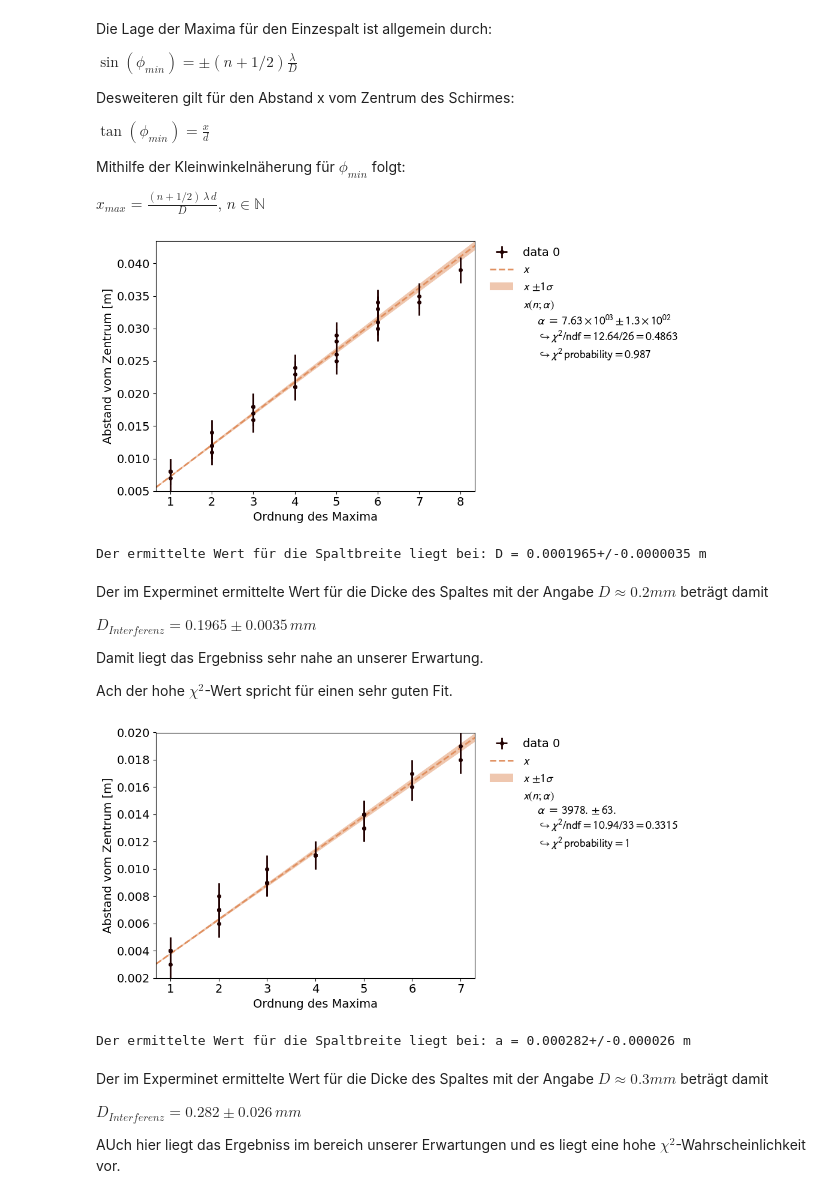
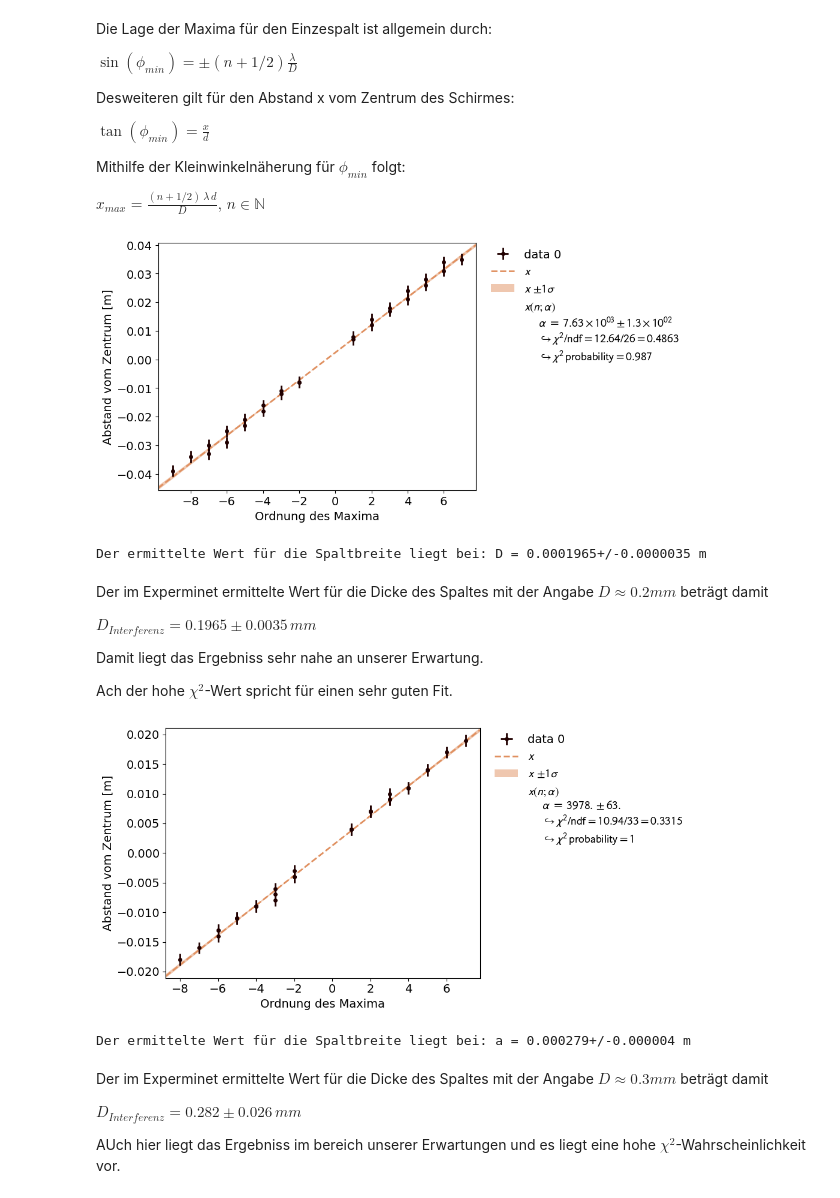
Before and after one commit to HerbertderGrosse/P2-sose-2024, a Jupyter notebook: Laser_Optik_Teil_A/Laser-Optik_Teil_A_Jonahe.ipynb, the cells around one changed output. Drawn from its saved outputs; the diff is of its cells as text; code cells hidden in the pictures.

```diff
--- a/Laser_Optik_Teil_A/Laser-Optik_Teil_A_Jonahe.ipynb
+++ b/Laser_Optik_Teil_A/Laser-Optik_Teil_A_Jonahe.ipynb
@@ -223,16 +220,17 @@ def get_D(alpha):
     return d/alpha
 # %%
 dists_2_r = [0.008, 0.014, 0.018, 0.024, 0.028, 0.034]
-dists_2_l = [0.008, 0.012, 0.018, 0.023, 0.029, 0.033]
+dists_2_l = [-0.008, -0.012, -0.018, -0.023, -0.029, -0.033]
 
 dists_3_r = [0.007, 0.012, 0.017, 0.021, 0.026, 0.031, 0.035]
-dists_3_l = [0.008, 0.011, 0.016, 0.021, 0.025, 0.030, 0.034, 0.039]
+dists_3_l = [-0.008, -0.011, -0.016, -0.021, -0.025, -0.030, -0.034, -0.039]
 
 ns = [n for n in range(1,len(dists_2_r)+1)]
-nss = [n for n in range(1,len(dists_3_r)+1)] + [n for n in range(1,len(dists_3_l)+1)]
+ns_neg = [-n for n in range(2,len(dists_2_r)+2)]
+nss = [n for n in range(1,len(dists_3_r)+1)] + [-n for n in range(2,len(dists_3_l)+2)]
 
 
-Fit=kafe2.XYContainer(2*ns+nss,dists_2_r+dists_2_l+dists_3_r+dists_3_l)
+Fit=kafe2.XYContainer(ns+ns_neg+nss,dists_2_r+dists_2_l+dists_3_r+dists_3_l)
 Fit.add_error(axis='y',err_val=0.002)
 
 Fit.axis_labels=['Ordnung des Maxima','Abstand vom Zentrum [m]']
@@ -246,7 +244,7 @@ Fit.plot()
 plt.show()
 print("Der ermittelte Wert für die Spaltbreite liegt bei: D =",get_D(alpha),"m")
 # %% [output]
-[figure, old version]
+[figure, new version]
 Der ermittelte Wert für die Spaltbreite liegt bei: D = 0.0001965+/-0.0000035 m
 # %% [markdown]
 Der im Experminet ermittelte Wert für die Dicke des Spaltes mit der Angabe $D \approx 0.2mm$ beträgt damit
@@ -258,39 +256,40 @@ Damit liegt das Ergebniss sehr nahe an unserer Erwartung.
 Ach der hohe $\chi^2$-Wert spricht für einen sehr guten Fit.
 # %%
 dist_spalt_r = [0.004,0.007,0.009,0.011,0.014,0.017,0.019]
-dist_spalt_l = [0.003,0.006,0.009,0.011,0.013,0.016,0.018]
+dist_spalt_l = [-0.003,-0.006,-0.009,-0.011,-0.013,-0.016,-0.018]
 
 dist_spalt_r_2 = [0.004,0.007,0.009,0.011,0.014]
-dist_spalt_l_2 = [0.004,0.007,0.009,0.011,0.014]
+dist_spalt_l_2 = [-0.004,-0.007,-0.009,-0.011,-0.014]
 
 dist_spalt_r_3 = [0.004,0.007,0.010,0.011,0.014]
-dist_spalt_l_3 = [0.004,0.008,0.009,0.011,0.013]
+dist_spalt_l_3 = [-0.004,-0.008,-0.009,-0.011,-0.013]
 
 all = [dist_spalt_r,dist_spalt_l,dist_spalt_r_2,dist_spalt_l_2,dist_spalt_r_3,dist_spalt_l_3]
 
 def x_g(n,alpha):
     return n*lrot*alpha
 
 nss = [[n for n in range(1,len(element)+1)] for element in all]
-d = ufloat(1.12,0.1)
-nss = nss[0]+nss[1]+nss[2]+nss[3]+nss[4]+nss[5]
+nss_neg = [[-n for n in range(2,len(element)+2)] for element in all]
+d = 1.11
+nss = nss[0]+nss_neg[1]+nss[2]+nss_neg[3]+nss[4]+nss_neg[5]
 Fit=kafe2.XYContainer(nss,all[0]+all[1]+all[2]+all[3]+all[4]+all[5])
 Fit.add_error(axis='y',err_val=0.001)
 
 Fit.axis_labels=['Ordnung des Maxima','Abstand vom Zentrum [m]']
 
 Fit2=kafe2.Fit(Fit,x)
 Fit2.do_fit()
 
 
 Fit=kafe2.Plot(Fit2)
 Fit.plot()
 plt.show()
 alpha = ufloat(Fit2.parameter_values[0],Fit2.parameter_errors[0])
 print("Der ermittelte Wert für die Spaltbreite liegt bei: a =",get_D(alpha),"m")
 # %% [output]
-[figure, old version]
+[figure, new version]
-Der ermittelte Wert für die Spaltbreite liegt bei: a = 0.000282+/-0.000026 m
+Der ermittelte Wert für die Spaltbreite liegt bei: a = 0.000279+/-0.000004 m
 # %% [markdown]
 Der im Experminet ermittelte Wert für die Dicke des Spaltes mit der Angabe $D \approx 0.3mm$ beträgt damit
 
```
Also changed, not shown: parts of 5 cells of this notebook, 4 other files.
